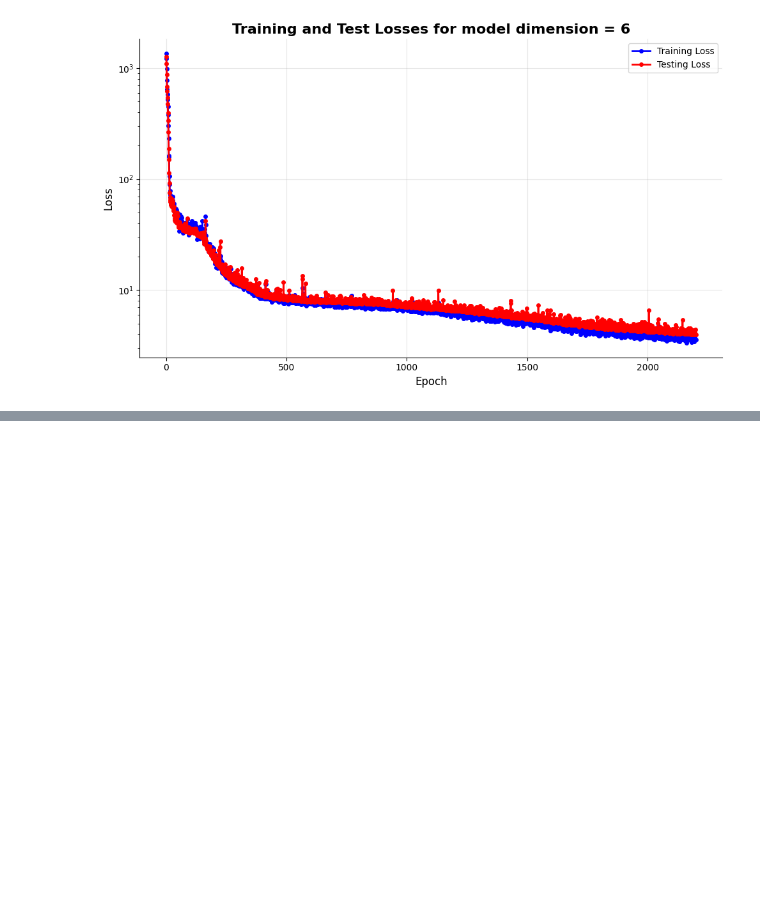
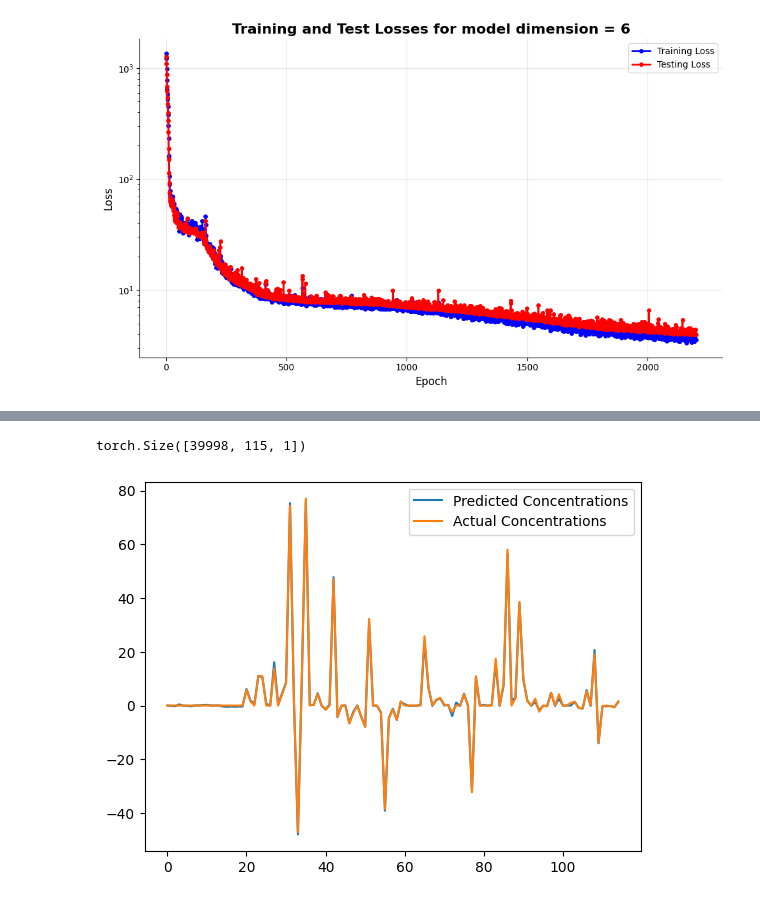
Before and after one commit to mathyharsha/metabolic-NN-harsha, a Jupyter notebook: multihead_attn_based_transformer_multiple_layers.ipynb, the cells around one changed output, grey strips where cells are left out. Drawn from its saved outputs; the diff is of its cells as text; code cells hidden in the pictures; blank space fills up the shorter version.

Commit message:
Added sanity checks.

```diff
--- a/multihead_attn_based_transformer_multiple_layers.ipynb
+++ b/multihead_attn_based_transformer_multiple_layers.ipynb
@@ -544,0 +550,16 @@ plot_loss(average_losses_20_4_8_2, test_losses_20_4_8_2, 20)
+# %%
+inps_test_.size()
+# %% [output]
+torch.Size([39998, 115, 1])
+# %%
+# Sanity Check on the test data
+j = np.random.randint(0,inps_test_.size(0),1)[0]
+pred_ops = trained_model_20_4_8_2(inps_test_[j,:,:].unsqueeze(0))
+target_ops = outs_test_[j,:,:].unsqueeze(0)
+# %%
+plt.plot(pred_ops[0,:,0].cpu().detach().numpy(),label='Predicted Concentrations')
+plt.plot(target_ops[0,:,0].cpu().detach().numpy(),label='Actual Concentrations')
+plt.legend()
+plt.show()
+# %% [output]
+[figure, added]
```
Also changed, not shown: parts of 6 cells of this notebook.
